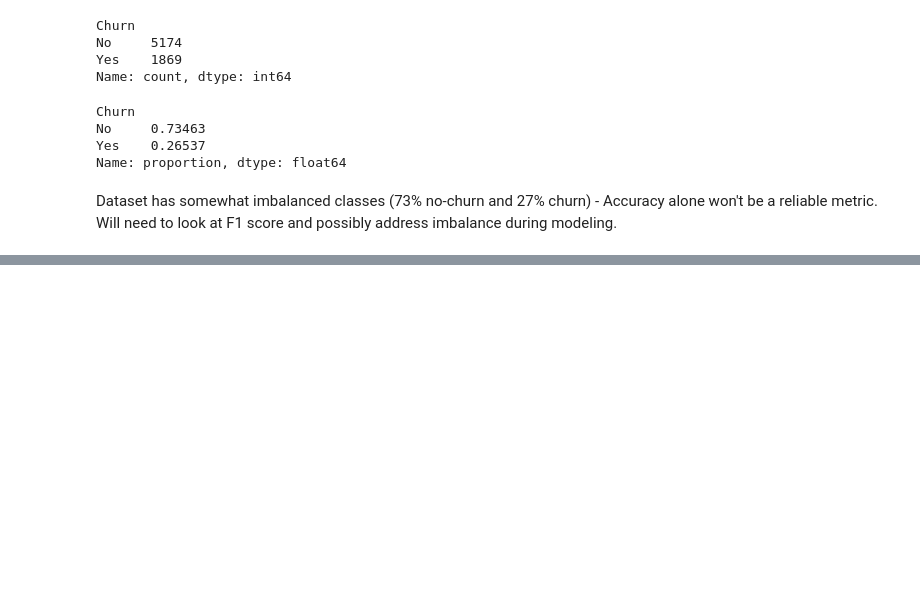
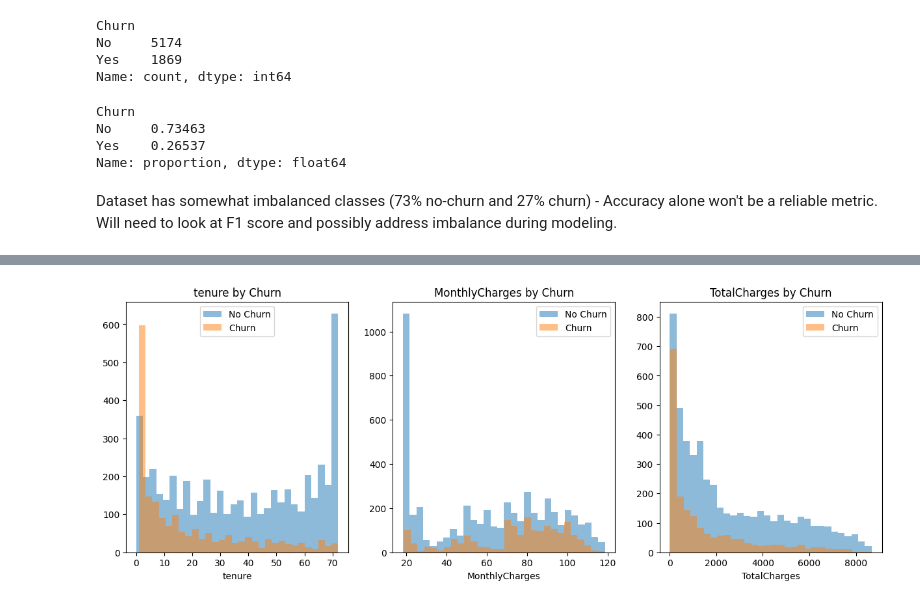
Before and after one commit to tyler-romans/customer-churn-prediction, a Jupyter notebook: Customer_Churn_Prediction.ipynb, the cells around one changed output, grey strips where cells are left out. Drawn from its saved outputs; the diff is of its cells as text; code cells hidden in the pictures; blank space fills up the shorter version.

```diff
--- a/Customer_Churn_Prediction.ipynb
+++ b/Customer_Churn_Prediction.ipynb
@@ -152,0 +146,15 @@ array(['29.85', '1889.5', '108.15', '1840.75', '151.65', '820.5',
+# %%
+fig, axes = plt.subplots(1, 3, figsize=(15, 5))
+
+for ax, col in zip(axes, ['tenure', 'MonthlyCharges', 'TotalCharges']):
+    churned = df[df['Churn'] == 'Yes'][col]
+    not_churned = df[df['Churn'] == 'No'][col]
+    ax.hist(not_churned, bins=30, alpha=0.5, label='No Churn')
+    ax.hist(churned, bins=30, alpha=0.5, label='Churn')
+    ax.set_title(f'{col} by Churn')
+    ax.set_xlabel(col)
+    ax.legend()
+
+plt.show()
+# %% [output]
+[figure, added]
```
Also changed, not shown: parts of 21 cells of this notebook.
